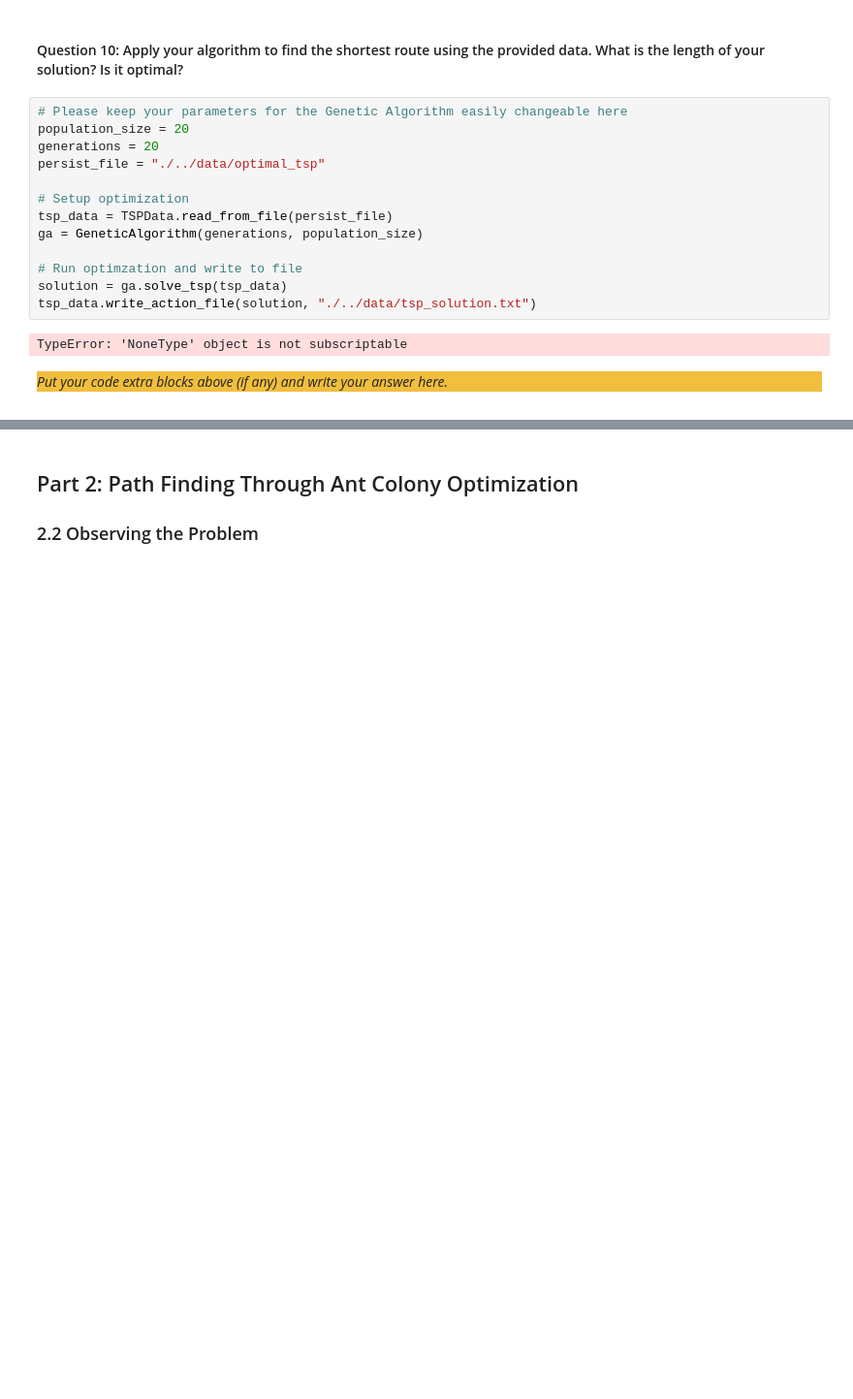
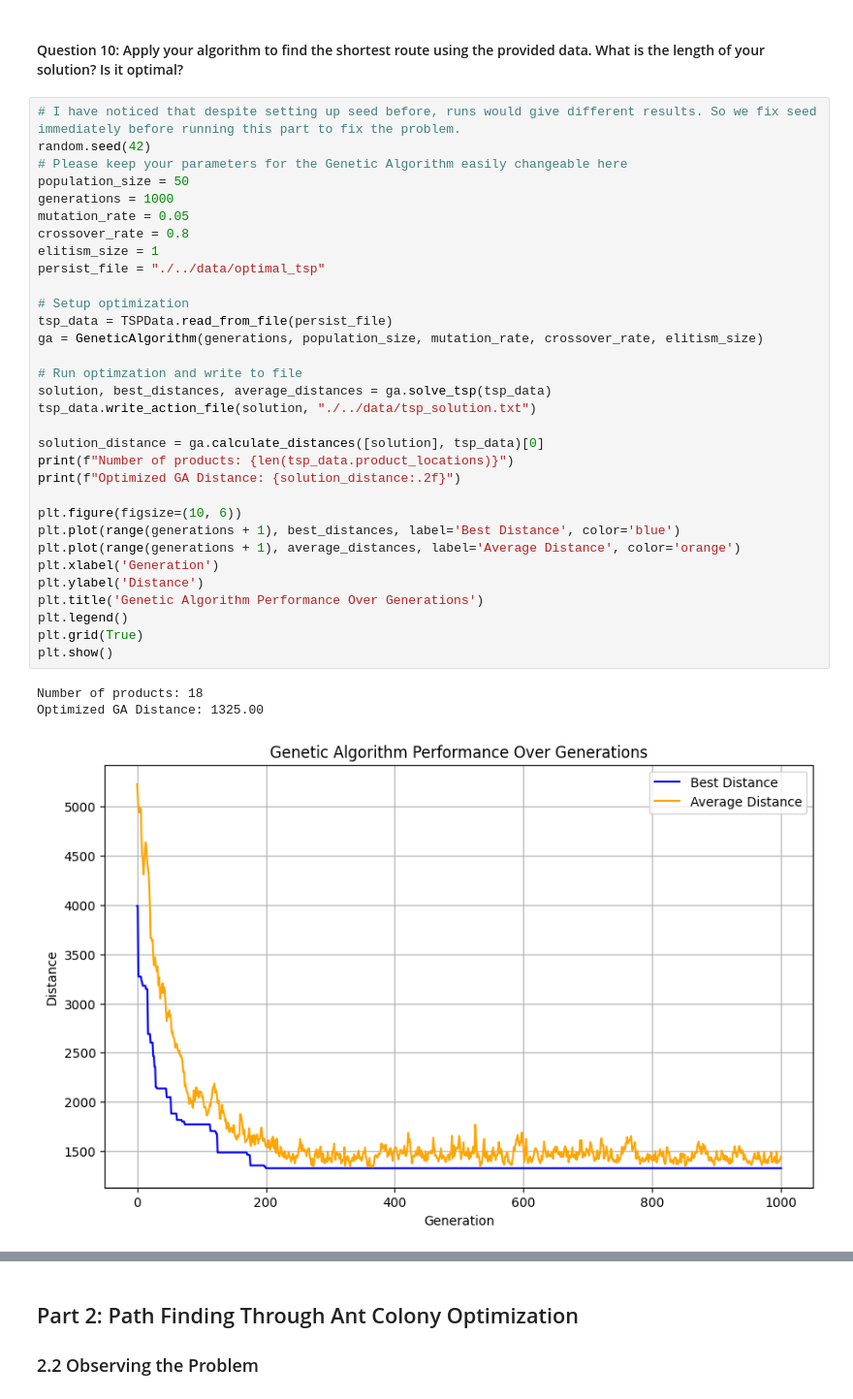
Before and after one commit to guy915/Computational-Intelligence-Models, a Jupyter notebook: ACO & GA/src/Main.ipynb, the cells around one changed output, grey strips where cells are left out. Shown at 97% size. Drawn from its saved outputs; the diff is of its cells as text; blank space fills up the shorter version.

```diff
--- a/ACO & GA/src/Main.ipynb
+++ b/ACO & GA/src/Main.ipynb
@@ -160,21 +259,38 @@ _Write your answer here._
 # %% [markdown]
 #### Question 10: Apply your algorithm to find the shortest route using the provided data. What is the length of your solution? Is it optimal?
-# %%
-# Please keep your parameters for the Genetic Algorithm easily changeable here
-population_size = 20
-generations = 20
-persist_file = "./../data/optimal_tsp"
-
-# Setup optimization
-tsp_data = TSPData.read_from_file(persist_file)
-ga = GeneticAlgorithm(generations, population_size)
-
-# Run optimzation and write to file
-solution = ga.solve_tsp(tsp_data)
-tsp_data.write_action_file(solution, "./../data/tsp_solution.txt")
-# %% [output]
-TypeError: 'NoneType' object is not subscriptable
-# %% [markdown]
-<div style="background-color:#f1be3e">
-
-_Put your code extra blocks above (if any) and write your answer here._
+# %%
+# I have noticed that despite setting up seed before, runs would give different results. So we fix seed immediately before running this part to fix the problem.
+random.seed(42)
+# Please keep your parameters for the Genetic Algorithm easily changeable here
+population_size = 50
+generations = 1000
+mutation_rate = 0.05
+crossover_rate = 0.8
+elitism_size = 1
+persist_file = "./../data/optimal_tsp"
+
+# Setup optimization
+tsp_data = TSPData.read_from_file(persist_file)
+ga = GeneticAlgorithm(generations, population_size, mutation_rate, crossover_rate, elitism_size)
+
+# Run optimzation and write to file
+solution, best_distances, average_distances = ga.solve_tsp(tsp_data)
+tsp_data.write_action_file(solution, "./../data/tsp_solution.txt")
+
+solution_distance = ga.calculate_distances([solution], tsp_data)[0]
+print(f"Number of products: {len(tsp_data.product_locations)}")
+print(f"Optimized GA Distance: {solution_distance:.2f}")
+
+plt.figure(figsize=(10, 6))
+plt.plot(range(generations + 1), best_distances, label='Best Distance', color='blue')
+plt.plot(range(generations + 1), average_distances, label='Average Distance', color='orange')
+plt.xlabel('Generation')
+plt.ylabel('Distance')
+plt.title('Genetic Algorithm Performance Over Generations')
+plt.legend()
+plt.grid(True)
+plt.show()
+# %% [output]
+Number of products: 18
+Optimized GA Distance: 1325.00
+[figure, added]
```
Also changed, not shown: parts of 21 cells of this notebook, 1 other file.
